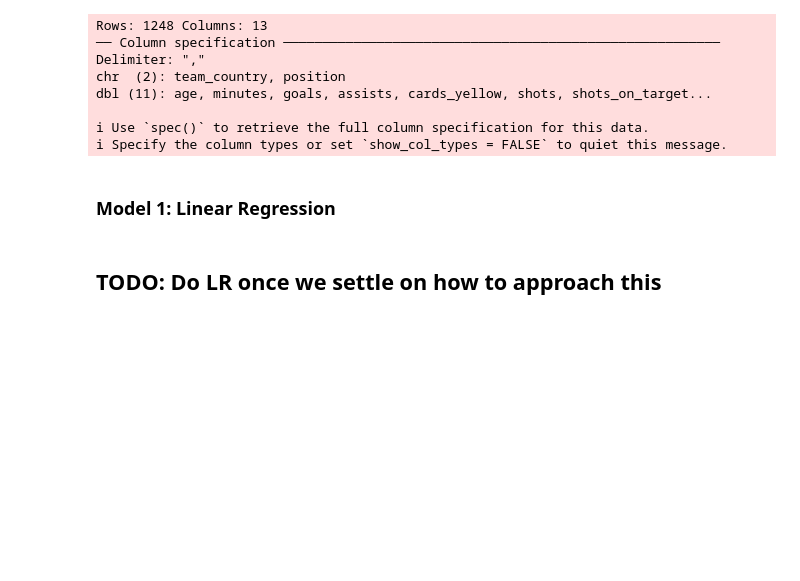
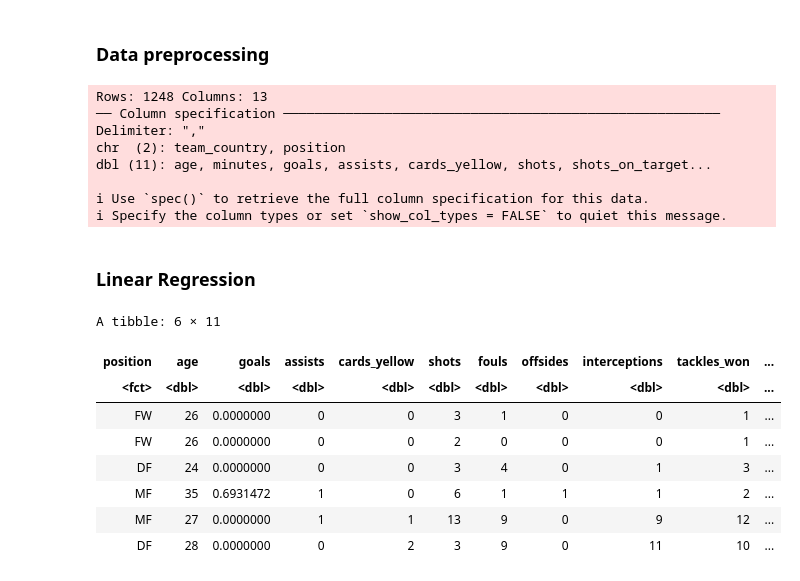
Before and after one commit to romansinkus/stat-301-project, a Jupyter notebook: Norman/Model.ipynb, the cells around one changed output. Drawn from its saved outputs; the diff is of its cells as text; code cells hidden in the pictures; blank space fills up the shorter version.

```diff
--- a/Norman/Model.ipynb
+++ b/Norman/Model.ipynb
@@ -10,2 +10,4 @@ options(repr.plot.width = 15, repr.plot.height = 12)
 set_theme(theme_gray(base_size = 16))
+# %% [markdown]
+### Data preprocessing
 # %%
@@ -31,6 +37,23 @@ dbl (11): age, minutes, goals, assists, cards_yellow, shots, shots_on_target...
 ℹ Use `spec()` to retrieve the full column specification for this data.
 ℹ Specify the column types or set `show_col_types = FALSE` to quiet this message.
 # %% [markdown]
-### Model 1: Linear Regression
+### Linear Regression
-# %% [markdown]
-## TODO: Do LR once we settle on how to approach this
+# %%
+# Remove players that didn't score
+
+wc_lin <- wc |> filter(goals > 0)
+
+# Log transform on goals
+wc_lin <- wc_lin |> mutate(goals = log(goals))
+
+head(wc_lin)
+# %% [output]
+A tibble: 6 × 11
+| position | age | goals | assists | cards_yellow | shots | fouls | offsides | interceptions | tackles_won | ... |
+| <fct> | <dbl> | <dbl> | <dbl> | <dbl> | <dbl> | <dbl> | <dbl> | <dbl> | <dbl> | ... |
+| FW | 26 | 0.0000000 | 0 | 0 | 3 | 1 | 0 | 0 | 1 | ... |
+| FW | 26 | 0.0000000 | 0 | 0 | 2 | 0 | 0 | 0 | 1 | ... |
+| DF | 24 | 0.0000000 | 0 | 0 | 3 | 4 | 0 | 1 | 3 | ... |
+| MF | 35 | 0.6931472 | 1 | 0 | 6 | 1 | 1 | 1 | 2 | ... |
+| MF | 27 | 0.0000000 | 1 | 1 | 13 | 9 | 0 | 9 | 12 | ... |
+| DF | 28 | 0.0000000 | 0 | 2 | 3 | 9 | 0 | 11 | 10 | ... |
```
Also changed, not shown: parts of 13 cells of this notebook.
